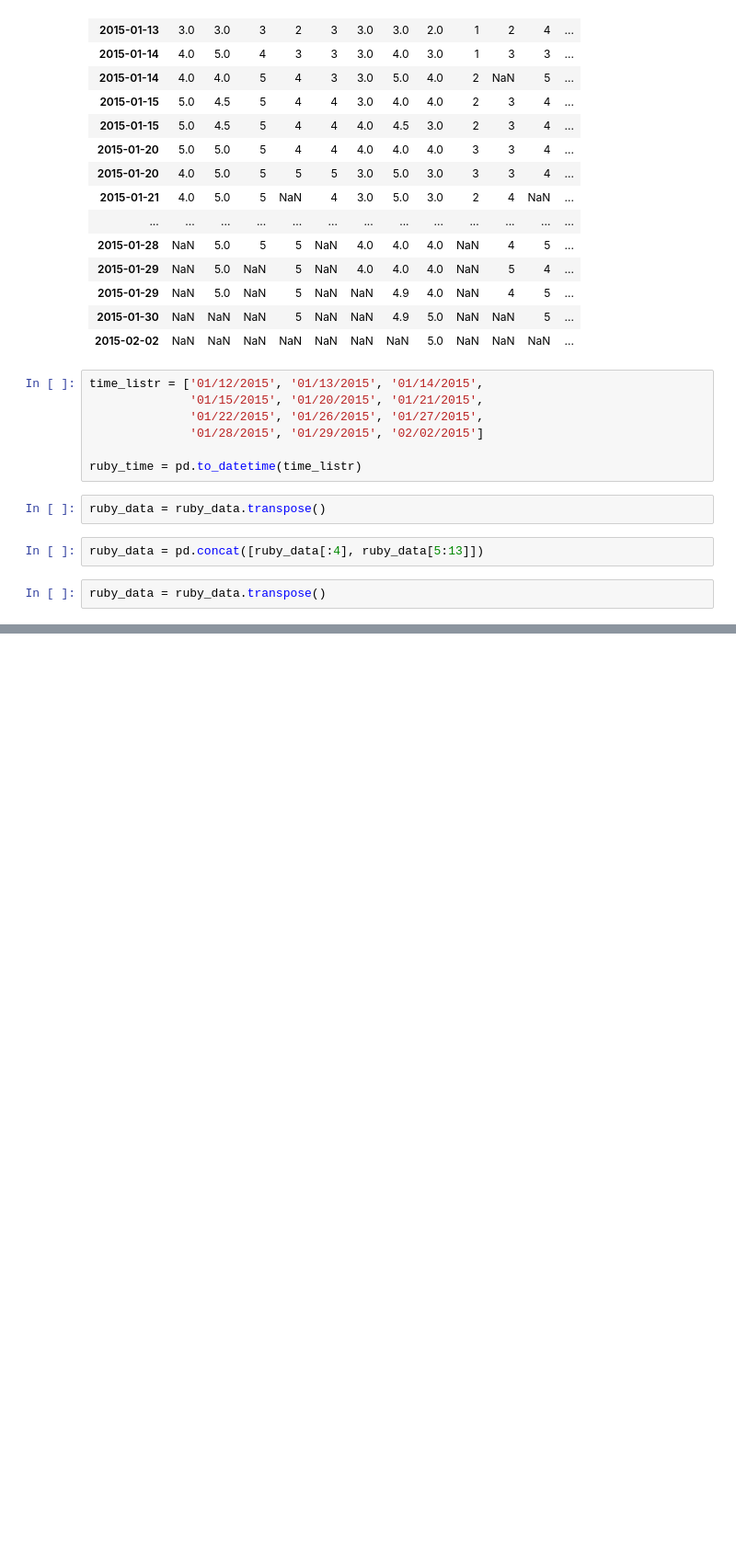
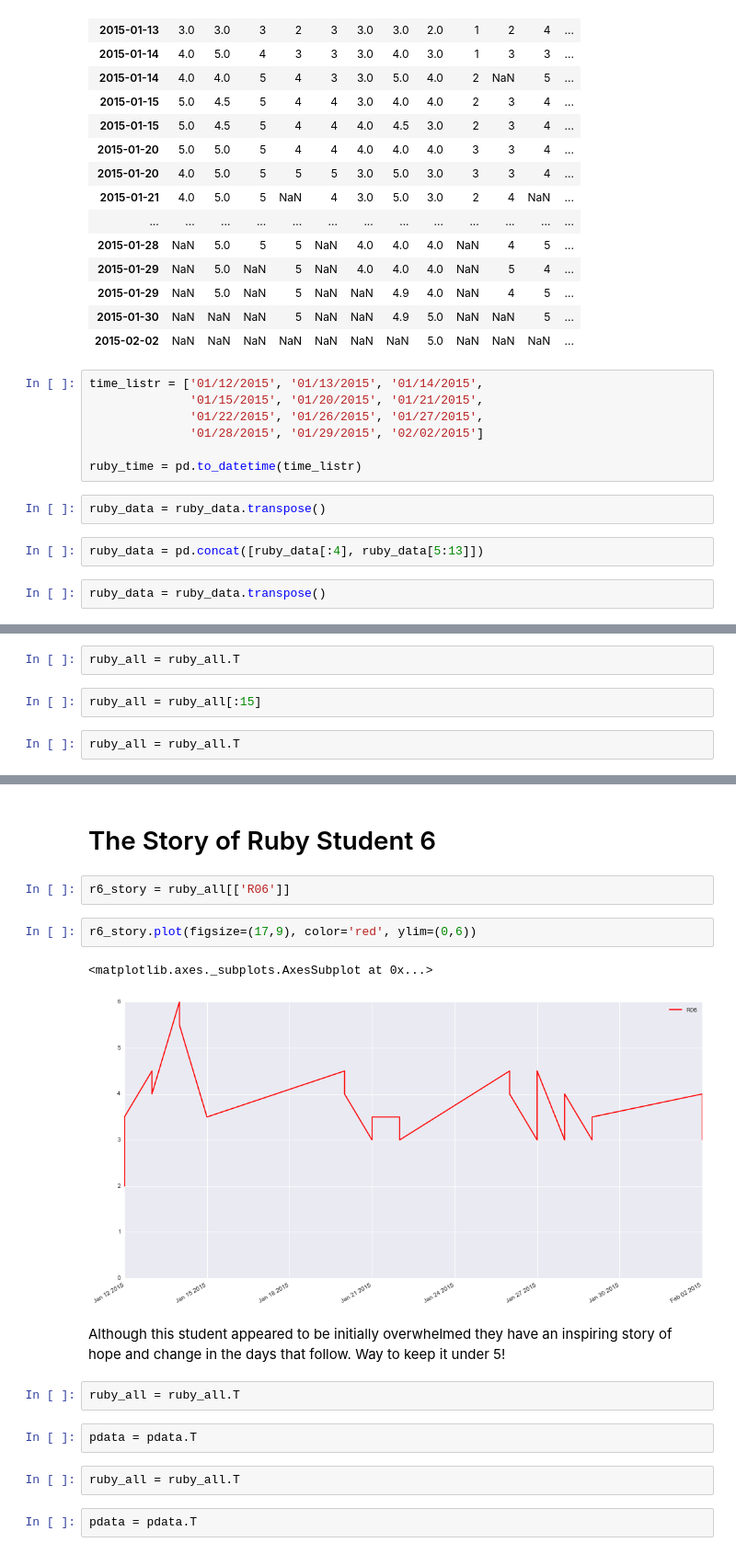
Before and after one commit to tiyd-python-2015-01/cohort-data, a Jupyter notebook: Untitled0.ipynb, the cells around one changed output, grey strips where cells are left out. Shown: that part at 92% size. Drawn from its saved outputs; the diff is of its cells as text; blank space fills up the shorter version.

Commit message:
Updated python notebook, added student story almost got the weekday

```diff
--- a/Untitled0.ipynb
+++ b/Untitled0.ipynb
@@ -220,0 +273,6 @@ time_listr2 = ['01/12/2015', '01/13/2015', '01/14/2015',
+# %%
+ruby_all = ruby_all.T
+# %%
+ruby_all = ruby_all[:15]
+# %%
+ruby_all = ruby_all.T
@@ -220,0 +299,19 @@ time_listr2 = ['01/12/2015', '01/13/2015', '01/14/2015',
+# %% [markdown]
+# The Story of Ruby Student 6
+# %%
+r6_story = ruby_all[['R06']]
+# %%
+r6_story.plot(figsize=(17,9), color='red', ylim=(0,6))
+# %% [output]
+<matplotlib.axes._subplots.AxesSubplot at 0x...>
+[figure, added]
+# %% [markdown]
+Although this student appeared to be initially overwhelmed they have an inspiring story of hope and change in the days that follow. Way to keep it under 5!
+# %%
+ruby_all = ruby_all.T
+# %%
+pdata = pdata.T
+# %%
+ruby_all = ruby_all.T
+# %%
+pdata = pdata.T
```
Also changed, not shown: parts of 26 cells of this notebook, 1 other file.
